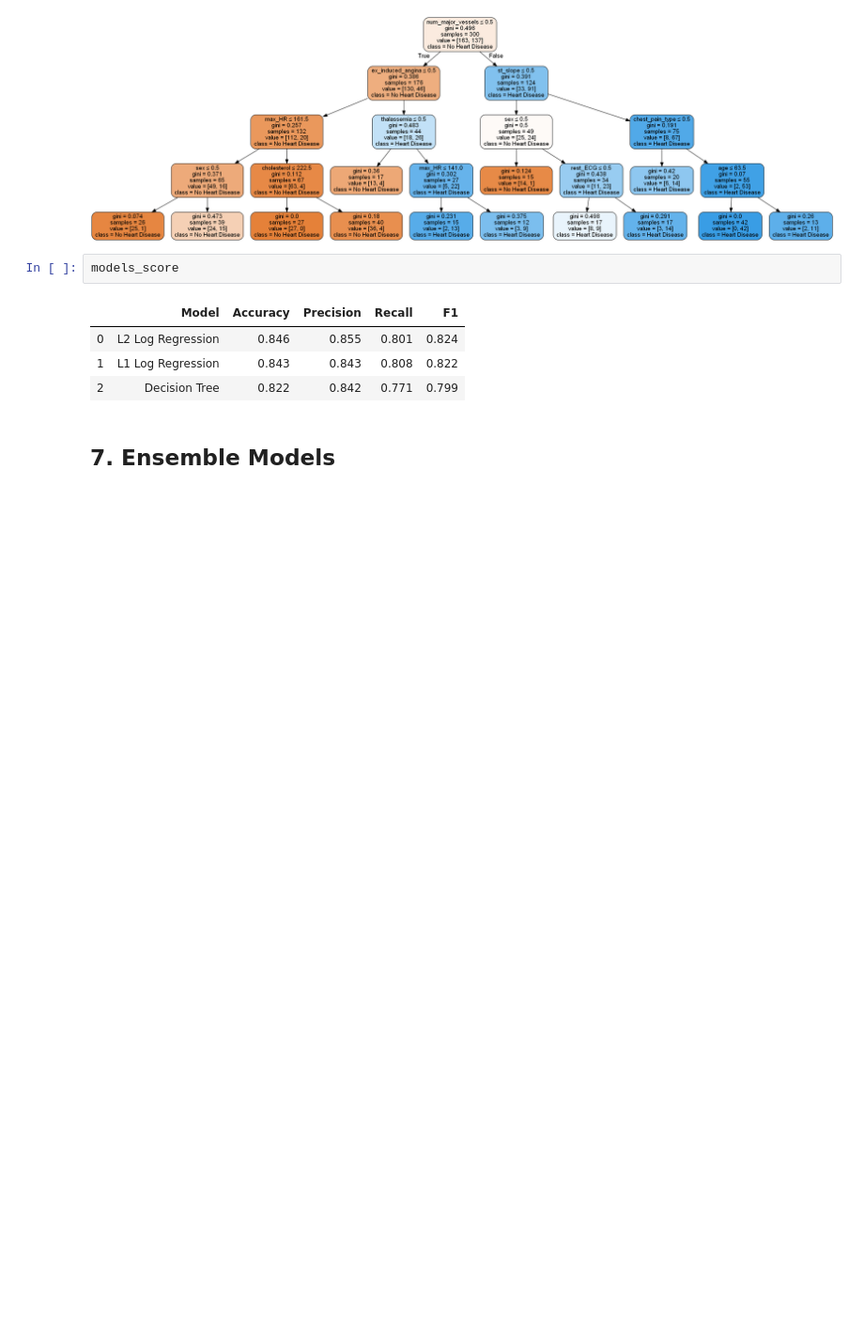
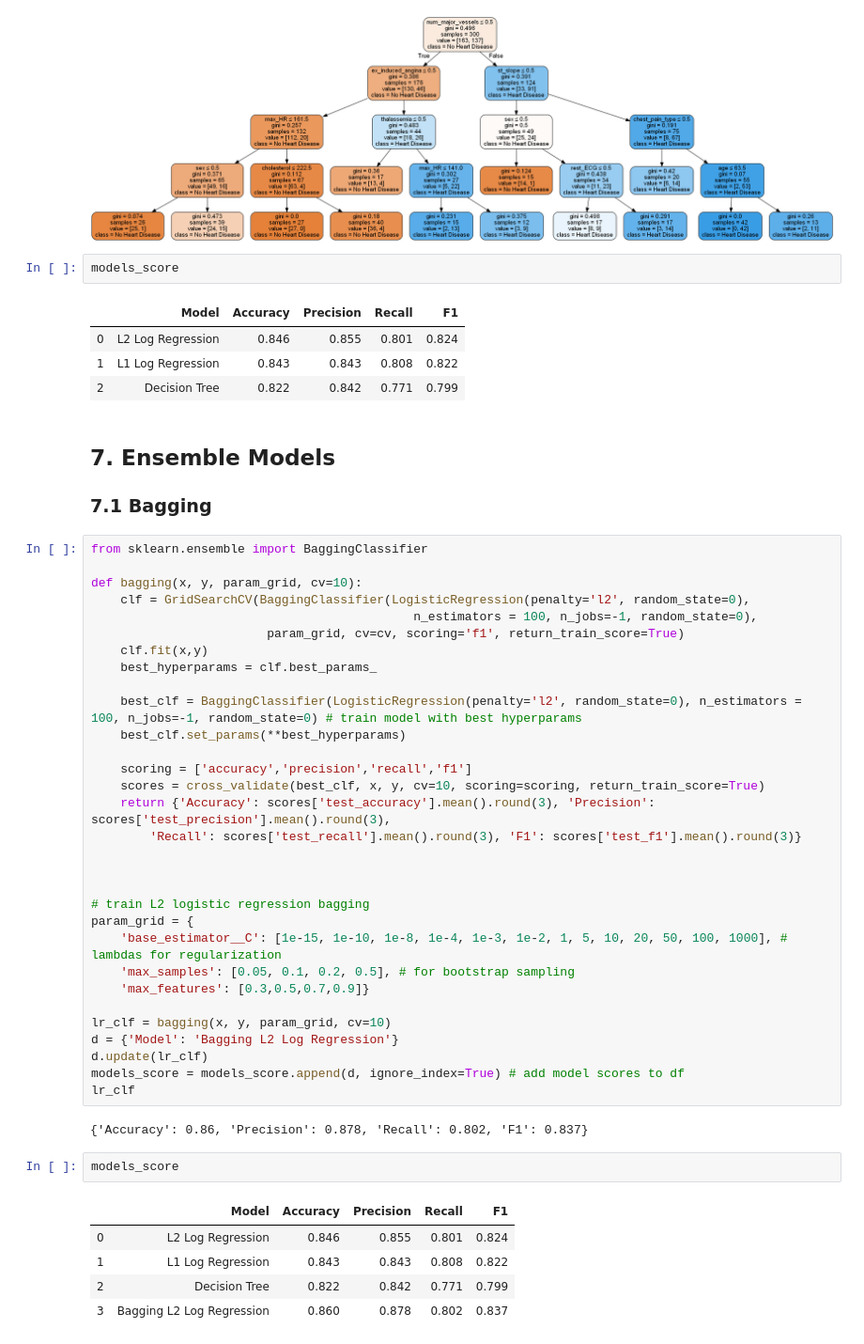
Before and after one commit to teyang-lau/Heart_Disease_Prediction, a Jupyter notebook: predictors-of-heart-disease-an-exploration.ipynb, the cells around one changed output. Shown at 94% size. Cells and saved outputs as stored; diff of their text form; blank space fills up the shorter version.

```diff
--- a/predictors-of-heart-disease-an-exploration.ipynb
+++ b/predictors-of-heart-disease-an-exploration.ipynb
@@ -550,3 +551,47 @@ models_score
 # %% [markdown]
 <a id='Ensemble'></a>
 ## **7. Ensemble Models** ##
+
+<a id='Bagging'></a>
+### **7.1 Bagging** ###
+# %%
+from sklearn.ensemble import BaggingClassifier
+
+def bagging(x, y, param_grid, cv=10):
+    clf = GridSearchCV(BaggingClassifier(LogisticRegression(penalty='l2', random_state=0),
+                                            n_estimators = 100, n_jobs=-1, random_state=0),
+                        param_grid, cv=cv, scoring='f1', return_train_score=True)
+    clf.fit(x,y)
+    best_hyperparams = clf.best_params_
+
+    best_clf = BaggingClassifier(LogisticRegression(penalty='l2', random_state=0), n_estimators = 100, n_jobs=-1, random_state=0) # train model with best hyperparams
+    best_clf.set_params(**best_hyperparams)
+
+    scoring = ['accuracy','precision','recall','f1']
+    scores = cross_validate(best_clf, x, y, cv=10, scoring=scoring, return_train_score=True)
+    return {'Accuracy': scores['test_accuracy'].mean().round(3), 'Precision': scores['test_precision'].mean().round(3),
+        'Recall': scores['test_recall'].mean().round(3), 'F1': scores['test_f1'].mean().round(3)}
+
+
+
+# train L2 logistic regression bagging
+param_grid = {
+    'base_estimator__C': [1e-15, 1e-10, 1e-8, 1e-4, 1e-3, 1e-2, 1, 5, 10, 20, 50, 100, 1000], # lambdas for regularization
+    'max_samples': [0.05, 0.1, 0.2, 0.5], # for bootstrap sampling
+    'max_features': [0.3,0.5,0.7,0.9]}
+
+lr_clf = bagging(x, y, param_grid, cv=10)
+d = {'Model': 'Bagging L2 Log Regression'}
+d.update(lr_clf)
+models_score = models_score.append(d, ignore_index=True) # add model scores to df
+lr_clf
+# %% [output]
+{'Accuracy': 0.86, 'Precision': 0.878, 'Recall': 0.802, 'F1': 0.837}
+# %%
+models_score
+# %% [output]
+|  | Model | Accuracy | Precision | Recall | F1 |
+| 0 | L2 Log Regression | 0.846 | 0.855 | 0.801 | 0.824 |
+| 1 | L1 Log Regression | 0.843 | 0.843 | 0.808 | 0.822 |
+| 2 | Decision Tree | 0.822 | 0.842 | 0.771 | 0.799 |
+| 3 | Bagging L2 Log Regression | 0.860 | 0.878 | 0.802 | 0.837 |
```
Also changed, not shown: parts of 7 cells of this notebook.
